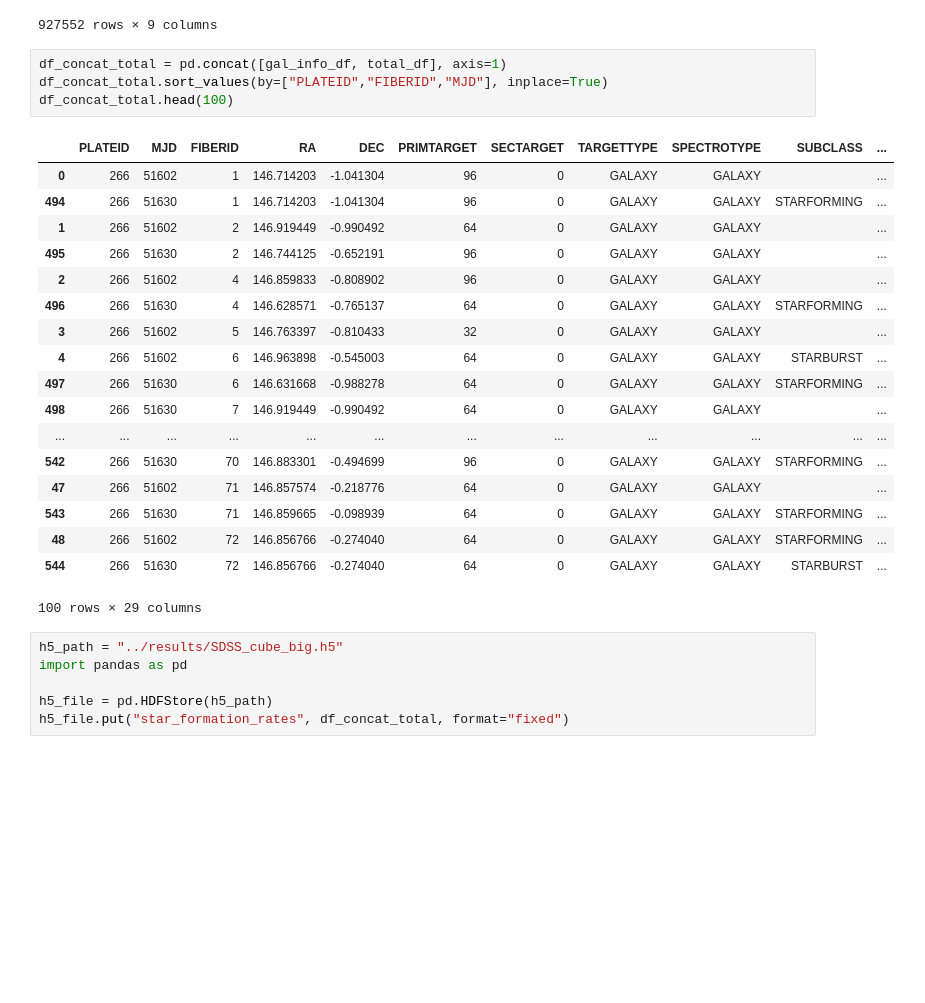
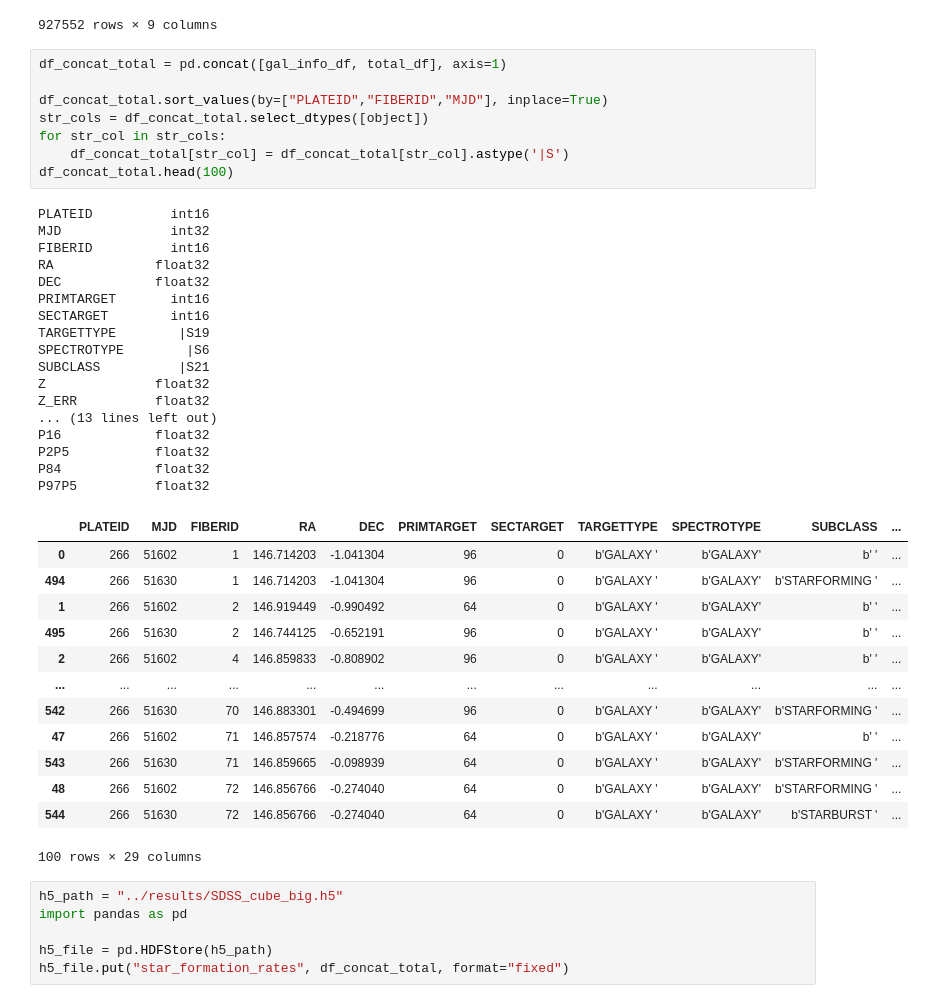
Before and after one commit to nadvornikjiri/HiSS-Cube, a Jupyter notebook: notebooks/SNR tests.ipynb, the cells around one changed output. Cells and saved outputs as stored; diff of their text form; blank space fills up the shorter version.

```diff
--- a/notebooks/SNR tests.ipynb
+++ b/notebooks/SNR tests.ipynb
@@ -93,27 +108,43 @@ total_df
 927552 rows × 9 columns
 # %%
 df_concat_total = pd.concat([gal_info_df, total_df], axis=1)
+
 df_concat_total.sort_values(by=["PLATEID","FIBERID","MJD"], inplace=True)
+str_cols = df_concat_total.select_dtypes([object])
+for str_col in str_cols:
+    df_concat_total[str_col] = df_concat_total[str_col].astype('|S')
 df_concat_total.head(100)
 # %% [output]
+PLATEID          int16
+MJD              int32
+FIBERID          int16
+RA             float32
+DEC            float32
+PRIMTARGET       int16
+SECTARGET        int16
+TARGETTYPE        |S19
+SPECTROTYPE        |S6
+SUBCLASS          |S21
+Z              float32
+Z_ERR          float32
+... (13 lines left out)
+P16            float32
+P2P5           float32
+P84            float32
+P97P5          float32
 |  | PLATEID | MJD | FIBERID | RA | DEC | PRIMTARGET | SECTARGET | TARGETTYPE | SPECTROTYPE | SUBCLASS | ... |
-| 0 | 266 | 51602 | 1 | 146.714203 | -1.041304 | 96 | 0 | GALAXY | GALAXY |  | ... |
-| 494 | 266 | 51630 | 1 | 146.714203 | -1.041304 | 96 | 0 | GALAXY | GALAXY | STARFORMING | ... |
-| 1 | 266 | 51602 | 2 | 146.919449 | -0.990492 | 64 | 0 | GALAXY | GALAXY |  | ... |
-| 495 | 266 | 51630 | 2 | 146.744125 | -0.652191 | 96 | 0 | GALAXY | GALAXY |  | ... |
-| 2 | 266 | 51602 | 4 | 146.859833 | -0.808902 | 96 | 0 | GALAXY | GALAXY |  | ... |
-| 496 | 266 | 51630 | 4 | 146.628571 | -0.765137 | 64 | 0 | GALAXY | GALAXY | STARFORMING | ... |
-| 3 | 266 | 51602 | 5 | 146.763397 | -0.810433 | 32 | 0 | GALAXY | GALAXY |  | ... |
-| 4 | 266 | 51602 | 6 | 146.963898 | -0.545003 | 64 | 0 | GALAXY | GALAXY | STARBURST | ... |
-| 497 | 266 | 51630 | 6 | 146.631668 | -0.988278 | 64 | 0 | GALAXY | GALAXY | STARFORMING | ... |
-| 498 | 266 | 51630 | 7 | 146.919449 | -0.990492 | 64 | 0 | GALAXY | GALAXY |  | ... |
+| 0 | 266 | 51602 | 1 | 146.714203 | -1.041304 | 96 | 0 | b'GALAXY ' | b'GALAXY' | b' ' | ... |
+| 494 | 266 | 51630 | 1 | 146.714203 | -1.041304 | 96 | 0 | b'GALAXY ' | b'GALAXY' | b'STARFORMING ' | ... |
+| 1 | 266 | 51602 | 2 | 146.919449 | -0.990492 | 64 | 0 | b'GALAXY ' | b'GALAXY' | b' ' | ... |
+| 495 | 266 | 51630 | 2 | 146.744125 | -0.652191 | 96 | 0 | b'GALAXY ' | b'GALAXY' | b' ' | ... |
+| 2 | 266 | 51602 | 4 | 146.859833 | -0.808902 | 96 | 0 | b'GALAXY ' | b'GALAXY' | b' ' | ... |
 | ... | ... | ... | ... | ... | ... | ... | ... | ... | ... | ... | ... |
-| 542 | 266 | 51630 | 70 | 146.883301 | -0.494699 | 96 | 0 | GALAXY | GALAXY | STARFORMING | ... |
-| 47 | 266 | 51602 | 71 | 146.857574 | -0.218776 | 64 | 0 | GALAXY | GALAXY |  | ... |
-| 543 | 266 | 51630 | 71 | 146.859665 | -0.098939 | 64 | 0 | GALAXY | GALAXY | STARFORMING | ... |
-| 48 | 266 | 51602 | 72 | 146.856766 | -0.274040 | 64 | 0 | GALAXY | GALAXY | STARFORMING | ... |
-| 544 | 266 | 51630 | 72 | 146.856766 | -0.274040 | 64 | 0 | GALAXY | GALAXY | STARBURST | ... |
+| 542 | 266 | 51630 | 70 | 146.883301 | -0.494699 | 96 | 0 | b'GALAXY ' | b'GALAXY' | b'STARFORMING ' | ... |
+| 47 | 266 | 51602 | 71 | 146.857574 | -0.218776 | 64 | 0 | b'GALAXY ' | b'GALAXY' | b' ' | ... |
+| 543 | 266 | 51630 | 71 | 146.859665 | -0.098939 | 64 | 0 | b'GALAXY ' | b'GALAXY' | b'STARFORMING ' | ... |
+| 48 | 266 | 51602 | 72 | 146.856766 | -0.274040 | 64 | 0 | b'GALAXY ' | b'GALAXY' | b'STARFORMING ' | ... |
+| 544 | 266 | 51630 | 72 | 146.856766 | -0.274040 | 64 | 0 | b'GALAXY ' | b'GALAXY' | b'STARBURST ' | ... |
-100 rows × 29 columns
+100 rows × 29 columns
 # %%
 h5_path = "../results/SDSS_cube_big.h5"
 import pandas as pd
```
Also changed, not shown: parts of 6 cells of this notebook, 4 other files.
